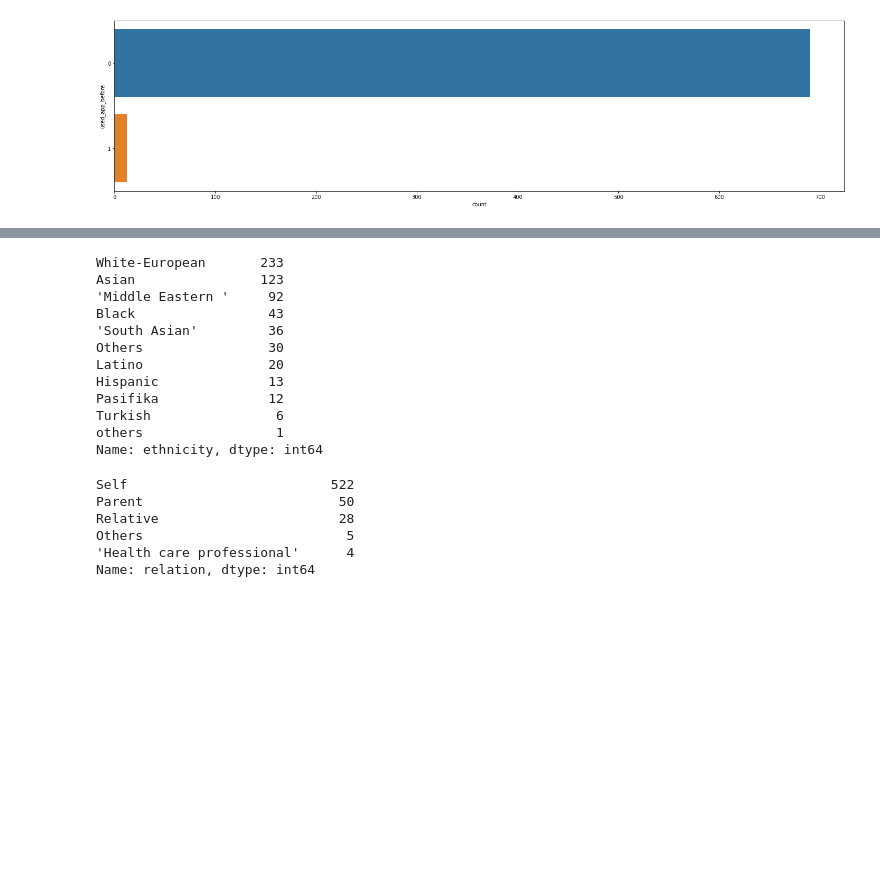
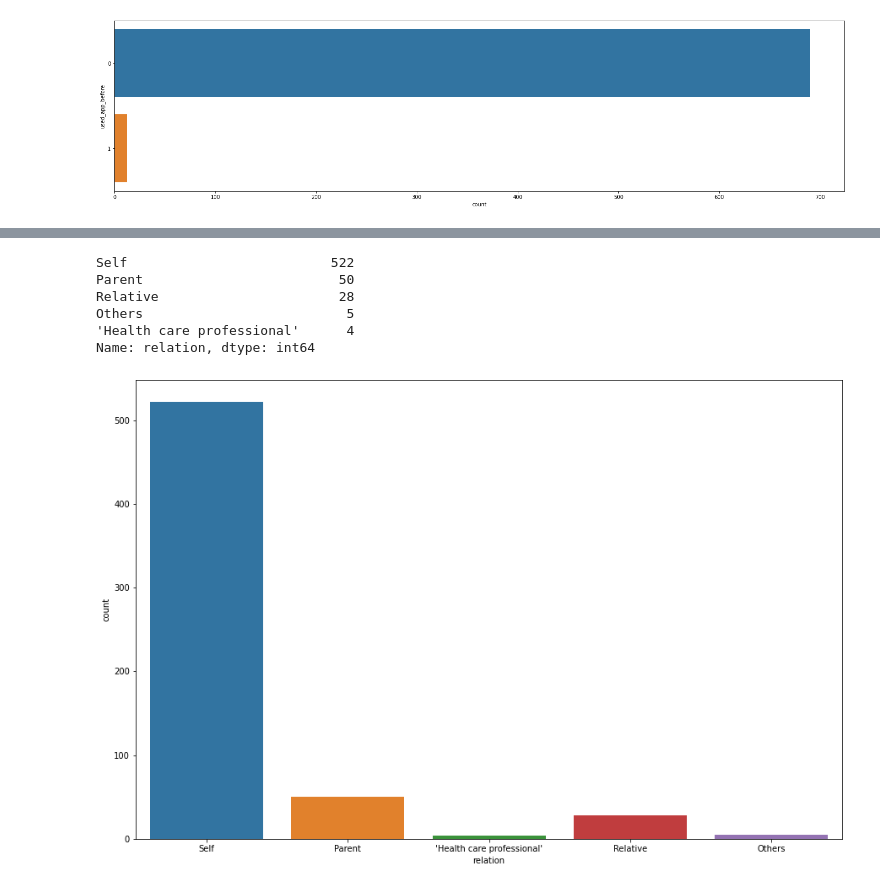
Before and after one commit to blessinvarkey/asd-screening-ml, a Jupyter notebook: asd_screening/autism-screening-project.ipynb, the cells around one changed output, grey strips where cells are left out. Saved outputs shown, nothing was run; the diff lists cells and outputs as text; code cells hidden in the pictures; blank space fills up the shorter version.

```diff
--- a/asd_screening/autism-screening-project.ipynb
+++ b/asd_screening/autism-screening-project.ipynb
@@ -251,25 +256,12 @@ Name: used_app_before, dtype: int64
-# %%
-#Check ethnicity and relation cols
-df['ethnicity'].value_counts()
-# %% [output]
-White-European       233
-Asian                123
-'Middle Eastern '     92
-Black                 43
-'South Asian'         36
-Others                30
-Latino                20
-Hispanic              13
-Pasifika              12
-Turkish                6
-others                 1
-Name: ethnicity, dtype: int64
-# %%
-df['relation'].value_counts()
-# %% [output]
-Self                          522
-Parent                         50
-Relative                       28
-Others                          5
-'Health care professional'      4
-Name: relation, dtype: int64
+# %%
+plt.figure(figsize =(15,10))
+sns.countplot(x= 'relation', data = df)
+df['relation'].value_counts()
+# %% [output]
+Self                          522
+Parent                         50
+Relative                       28
+Others                          5
+'Health care professional'      4
+Name: relation, dtype: int64
+[figure, added]
```
Also changed, not shown: parts of 28 cells of this notebook.
